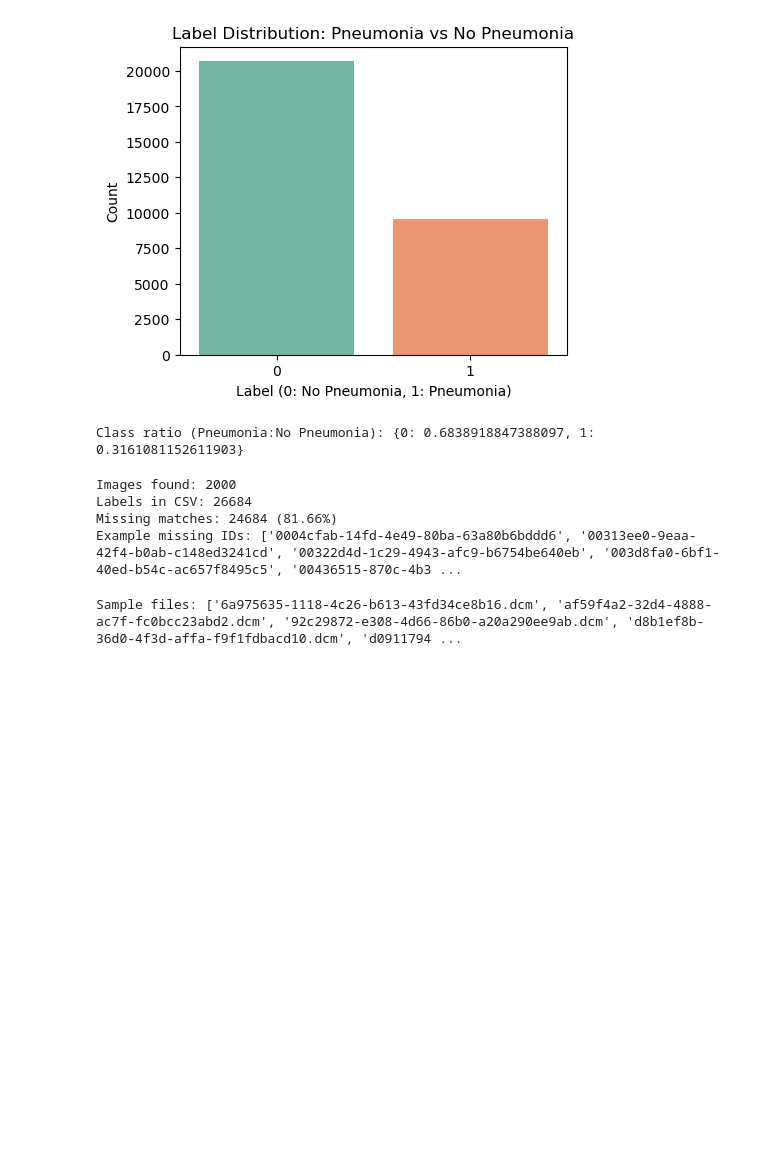
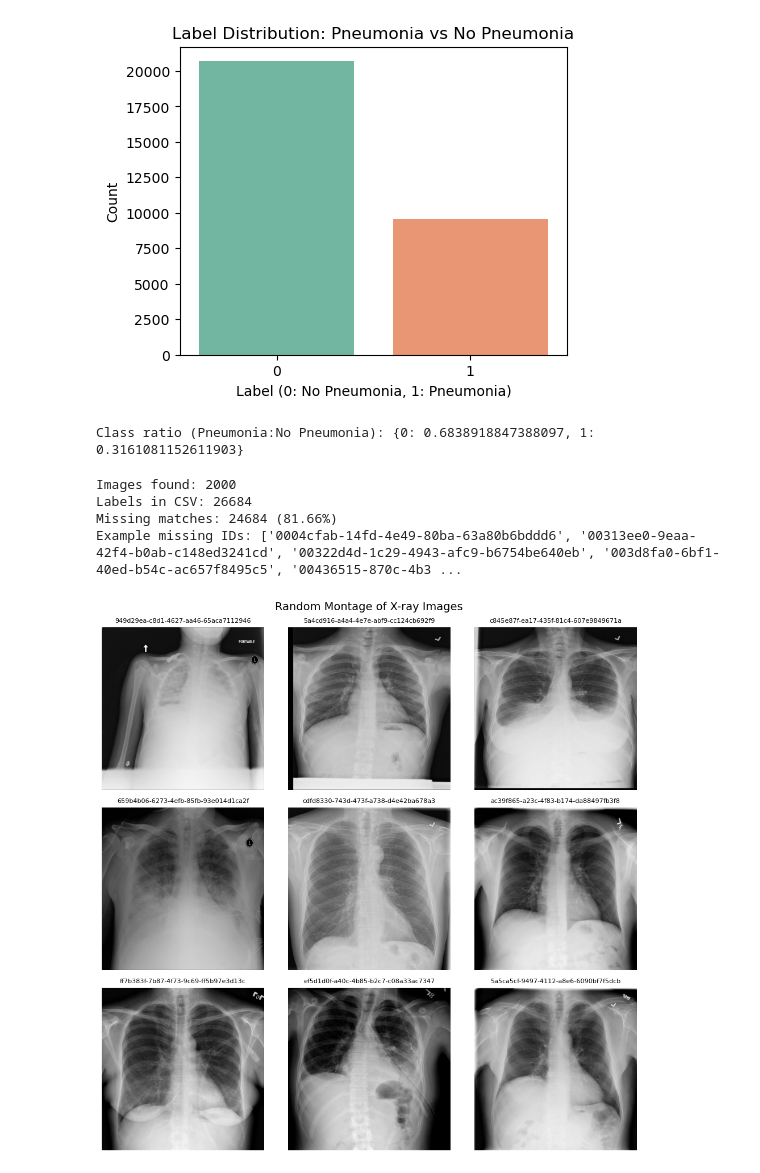
Before and after one commit to AAdewunmi/AI-Assisted-Pneumonia-Detection-Project, a Jupyter notebook: notebooks/01_eda_preprocessing.ipynb, the cells around one changed output. Cells and saved outputs as stored; diff of their text form; code cells hidden in the pictures; blank space fills up the shorter version.

Commit message:
Only display a random montage of X-ray images if files are available

```diff
--- a/notebooks/01_eda_preprocessing.ipynb
+++ b/notebooks/01_eda_preprocessing.ipynb
@@ -165,10 +165,31 @@ Labels in CSV: 26684
 Missing matches: 24684 (81.66%)
 Example missing IDs: ['0004cfab-14fd-4e49-80ba-63a80b6bddd6', '00313ee0-9eaa-42f4-b0ab-c148ed3241cd', '00322d4d-1c29-4943-afc9-b6754be640eb', '003d8fa0-6bf1-40ed-b54c-ac657f8495c5', '00436515-870c-4b3 ...
 # %%
+# Only display a random montage of X-ray images if files are available
+
+import random
+import pydicom
+import matplotlib.pyplot as plt
 from pathlib import Path
 
-image_dir = Path("../data/rsna_subset/train_images")
-sample_files = list(image_dir.glob("*.dcm"))[:5]
-print("Sample files:", [f.name for f in sample_files])
+img_dir = Path("../data/rsna_subset/train_images")
+available_files = list(img_dir.glob("*.dcm"))
+
+if not available_files:
+    print("No DICOM files found in", img_dir)
+else:
+    sample_files = random.sample(available_files, min(9, len(available_files)))
+
+    plt.figure(figsize=(10, 10))
+    for i, path in enumerate(sample_files):
+        img = pydicom.dcmread(path).pixel_array
+        plt.subplot(3, 3, i + 1)
+        plt.imshow(img, cmap="gray")
+        plt.axis("off")
+        plt.title(path.stem, fontsize=8)
+
+    plt.suptitle("Random Montage of X-ray Images", fontsize=14)
+    plt.tight_layout()
+    plt.show()
 # %% [output]
-Sample files: ['6a975635-1118-4c26-b613-43fd34ce8b16.dcm', 'af59f4a2-32d4-4888-ac7f-fc0bcc23abd2.dcm', '92c29872-e308-4d66-86b0-a20a290ee9ab.dcm', 'd8b1ef8b-36d0-4f3d-affa-f9f1fdbacd10.dcm', 'd0911794 ...
+[figure, added]
```
